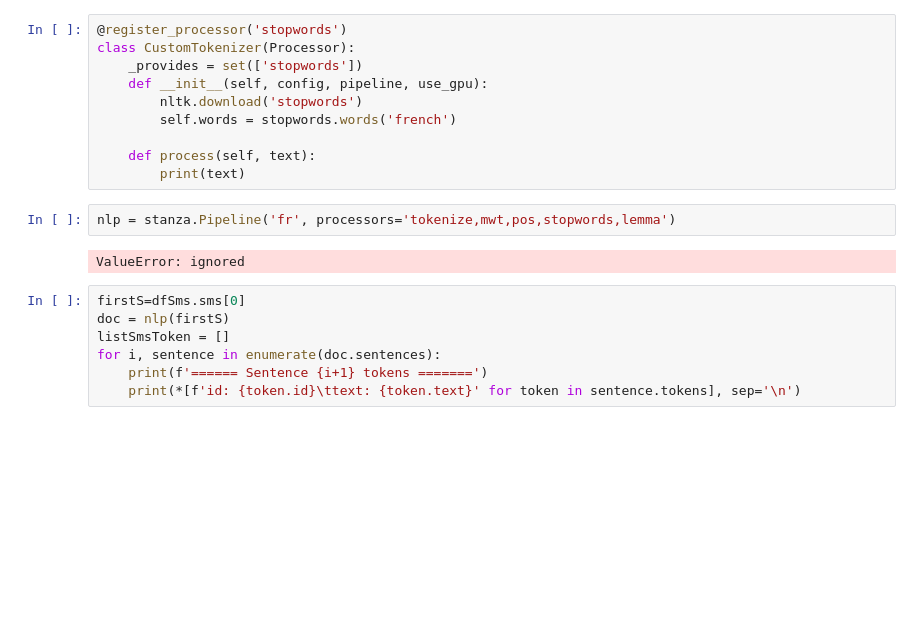
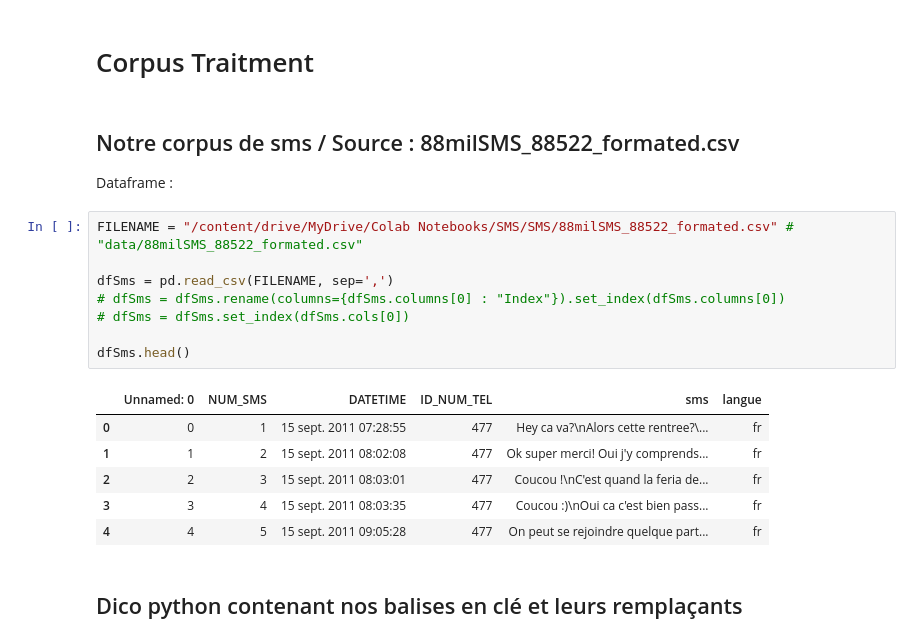
Before and after one commit to RMeuter/NLPHumourProjet, a Jupyter notebook: ironie.ipynb, the cells around one changed output. Cells and saved outputs as stored; diff of their text form; blank space fills up the shorter version.

Commit message:
Thiba notebook

```diff
--- a/ironie.ipynb
+++ b/ironie.ipynb
@@ -61,21 +58,23 @@ stopwords = nltk.corpus.stopwords.words('french')
-# %%
-@register_processor('stopwords')
-class CustomTokenizer(Processor):
-    _provides = set(['stopwords'])
-    def __init__(self, config, pipeline, use_gpu):
-        nltk.download('stopwords')
-        self.words = stopwords.words('french')
-
-    def process(self, text):
-        print(text)
-# %%
-nlp = stanza.Pipeline('fr', processors='tokenize,mwt,pos,stopwords,lemma')
-# %% [output]
-ValueError: ignored
-# %%
-firstS=dfSms.sms[0]
-doc = nlp(firstS)
-listSmsToken = []
-for i, sentence in enumerate(doc.sentences):
-    print(f'====== Sentence {i+1} tokens =======')
-    print(*[f'id: {token.id}\ttext: {token.text}' for token in sentence.tokens], sep='\n')
+# %% [markdown]
+# Corpus Traitment
+# %% [markdown]
+## Notre corpus de sms / Source : 88milSMS_88522_formated.csv
+
+Dataframe :
+# %%
+FILENAME = "/content/drive/MyDrive/Colab Notebooks/SMS/SMS/88milSMS_88522_formated.csv" # "data/88milSMS_88522_formated.csv"
+
+dfSms = pd.read_csv(FILENAME, sep=',')
+# dfSms = dfSms.rename(columns={dfSms.columns[0] : "Index"}).set_index(dfSms.columns[0])
+# dfSms = dfSms.set_index(dfSms.cols[0])
+
+dfSms.head()
+# %% [output]
+|  | Unnamed: 0 | NUM_SMS | DATETIME | ID_NUM_TEL | sms | langue |
+| 0 | 0 | 1 | 15 sept. 2011 07:28:55 | 477 | Hey ca va?\nAlors cette rentree?\... | fr |
+| 1 | 1 | 2 | 15 sept. 2011 08:02:08 | 477 | Ok super merci! Oui j'y comprends... | fr |
+| 2 | 2 | 3 | 15 sept. 2011 08:03:01 | 477 | Coucou !\nC'est quand la feria de... | fr |
+| 3 | 3 | 4 | 15 sept. 2011 08:03:35 | 477 | Coucou :)\nOui ca c'est bien pass... | fr |
+| 4 | 4 | 5 | 15 sept. 2011 09:05:28 | 477 | On peut se rejoindre quelque part... | fr |
+# %% [markdown]
+## Dico python contenant nos balises en clé et leurs remplaçants
```
Also changed, not shown: parts of 40 cells of this notebook.
